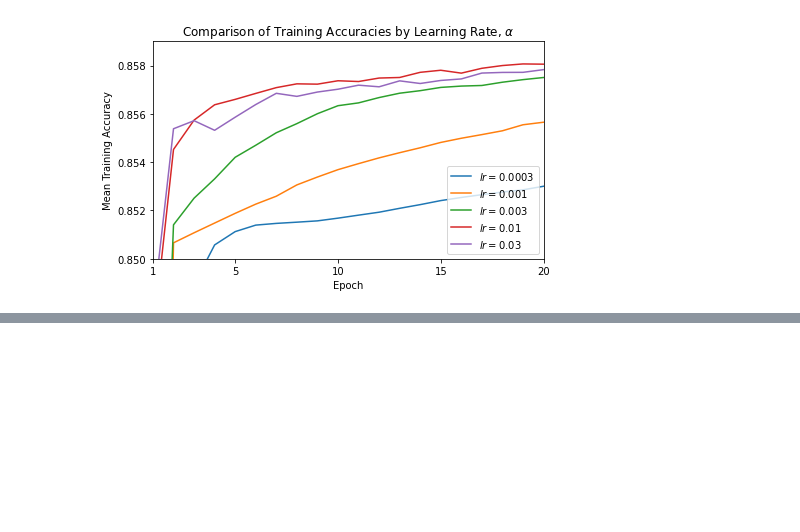
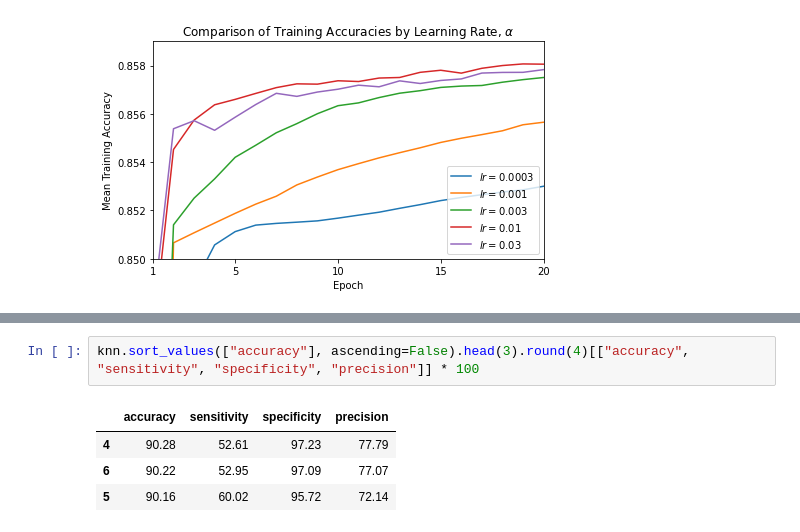
Before and after one commit to terminalai/ThousandSteps, a Jupyter notebook: daphnet/freezes/FFT Freeze Index Results EDA.ipynb, the cells around one changed output, grey strips where cells are left out. Drawn from its saved outputs; the diff is of its cells as text; blank space fills up the shorter version.

```diff
--- a/daphnet/freezes/FFT Freeze Index Results EDA.ipynb
+++ b/daphnet/freezes/FFT Freeze Index Results EDA.ipynb
@@ -348,0 +357,7 @@ plt.savefig("knn_comp.png", dpi=1000)
+# %%
+knn.sort_values(["accuracy"], ascending=False).head(3).round(4)[["accuracy", "sensitivity", "specificity", "precision"]] * 100
+# %% [output]
+|  | accuracy | sensitivity | specificity | precision |
+| 4 | 90.28 | 52.61 | 97.23 | 77.79 |
+| 6 | 90.22 | 52.95 | 97.09 | 77.07 |
+| 5 | 90.16 | 60.02 | 95.72 | 72.14 |
```
Also changed, not shown: parts of 22 cells of this notebook, 5 other files.
